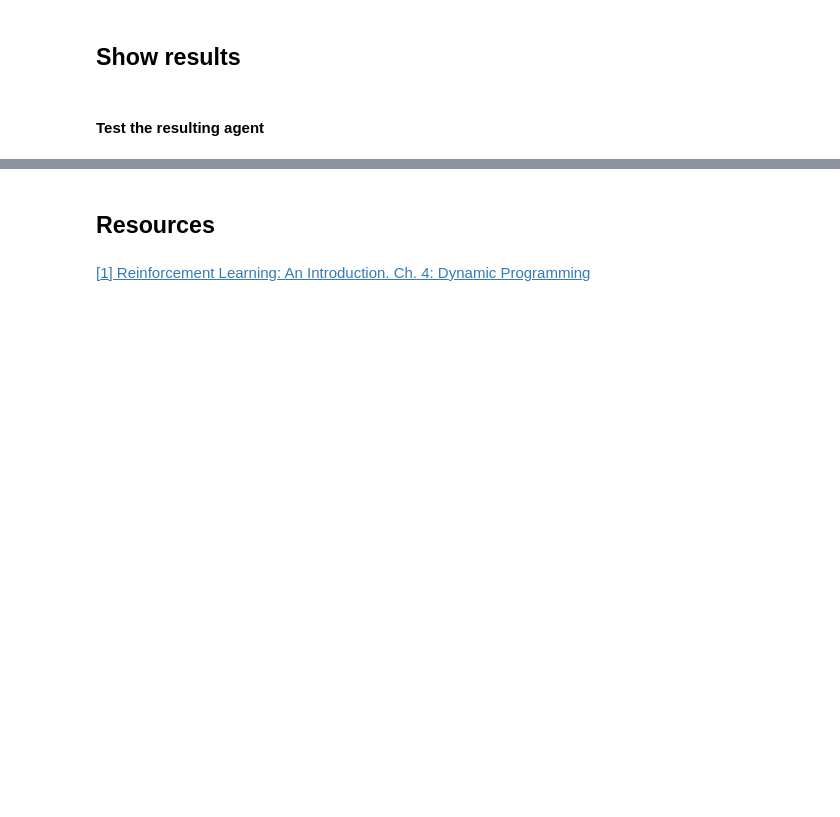
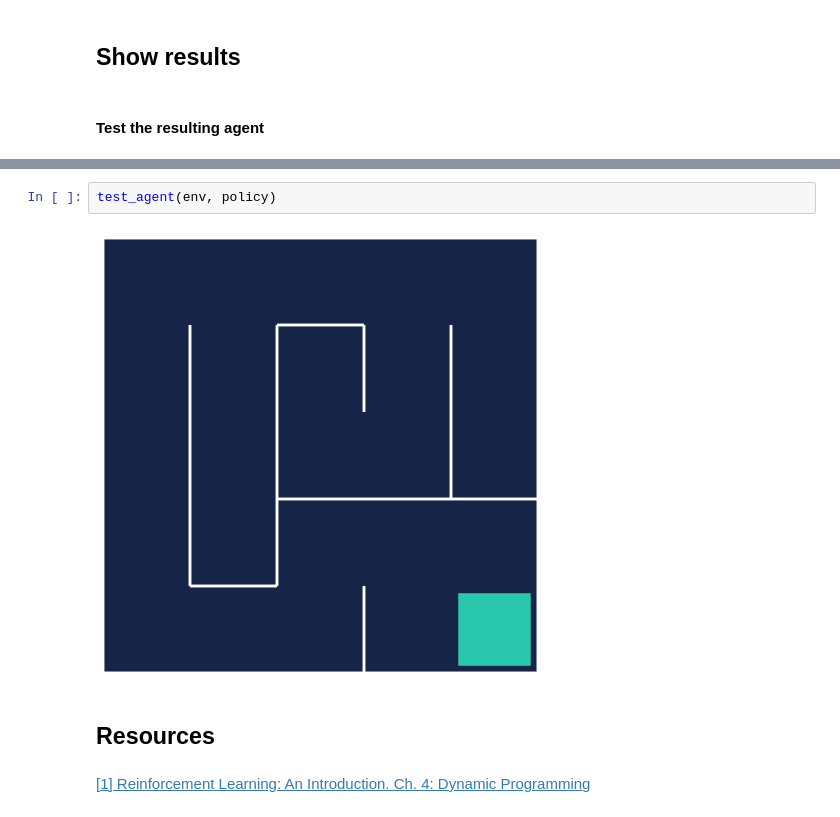
Before and after one commit to ncostamagna/Artificial-Intelligence, a Jupyter notebook: 2022-03-Reinforcement-learning/beginner_master_rl/Section_3_policy_iteration.ipynb, the cells around one changed output, grey strips where cells are left out. Saved outputs shown, nothing was run; the diff lists cells and outputs as text; blank space fills up the shorter version.

```diff
--- a/2022-03-Reinforcement-learning/beginner_master_rl/Section_3_policy_iteration.ipynb
+++ b/2022-03-Reinforcement-learning/beginner_master_rl/Section_3_policy_iteration.ipynb
@@ -128,3 +209,7 @@ plot_values(state_values, frame)
+# %%
+test_agent(env, policy)
+# %% [output]
+[figure, added]
 # %% [markdown]
 ## Resources
 # %% [markdown]
```
Also changed, not shown: parts of 13 cells of this notebook, 2 other files.
